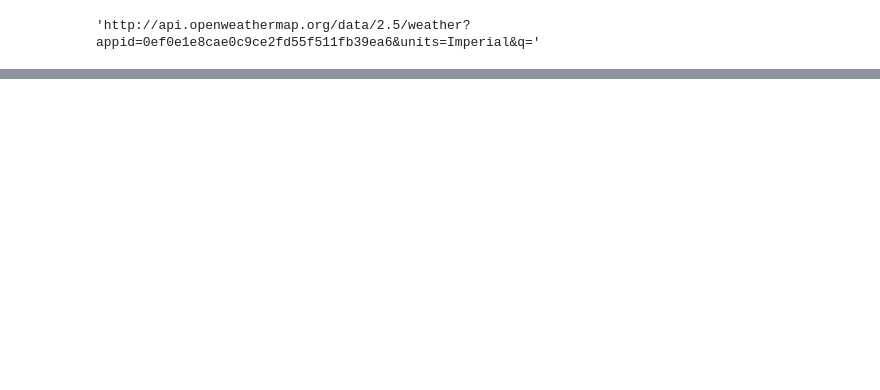
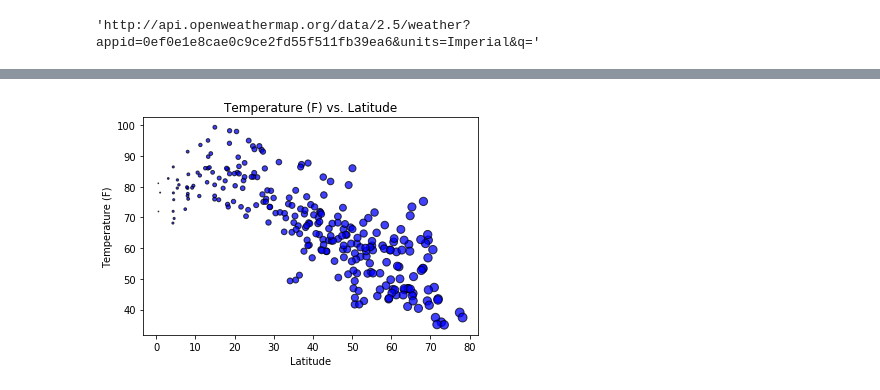
Before and after one commit to marcum531/Python_API_Homework, a Jupyter notebook: WeatherPy/WeatherPy.ipynb, the cells around one changed output, grey strips where cells are left out. Saved outputs shown, nothing was run; the diff lists cells and outputs as text; code cells hidden in the pictures; blank space fills up the shorter version.

```diff
--- a/WeatherPy/WeatherPy.ipynb
+++ b/WeatherPy/WeatherPy.ipynb
@@ -57,11 +57,15 @@ cloudiness = []
 wind_speed = []
 
 for city in cities:
-    weather_response= requests.get(query_url + city).json()
-    #temp.append(weather_response["main"]['temp'])
-    lat.append(weather_response['coord']['lat'])
-    #humidity.append(weather_response['main']['humidity'])
-    #cloudiness.append(weather_response['clouds']['all'])
-    #wind_speed.append(weather_response['wind']['speed'])
-#print(temp)
+    weather_response = requests.get(query_url + city).json()
+
+    try:
+        temp.append(weather_response["main"]['temp'])
+        lat.append(weather_response['coord']['lat'])
+        humidity.append(weather_response['main']['humidity'])
+        cloudiness.append(weather_response['clouds']['all'])
+        wind_speed.append(weather_response['wind']['speed'])
+
+    except (KeyError, IndexError):
+        pass
 # %% [output]
@@ -68,0 +90,9 @@ KeyError: 'coord'
+# %%
+plt.scatter(lat, temp, marker='o', facecolors='blue', edgecolors='black', s=lat, alpha=0.75)
+plt.title("Temperature (F) vs. Latitude")
+plt.xlabel('Latitude')
+plt.ylabel("Temperature (F)")
+plt.show()
+#This scatterplot shows a strong positive relationship between temperature and latitude.
+# %% [output]
+[figure, added]
```
Also changed, not shown: parts of 5 cells of this notebook.
